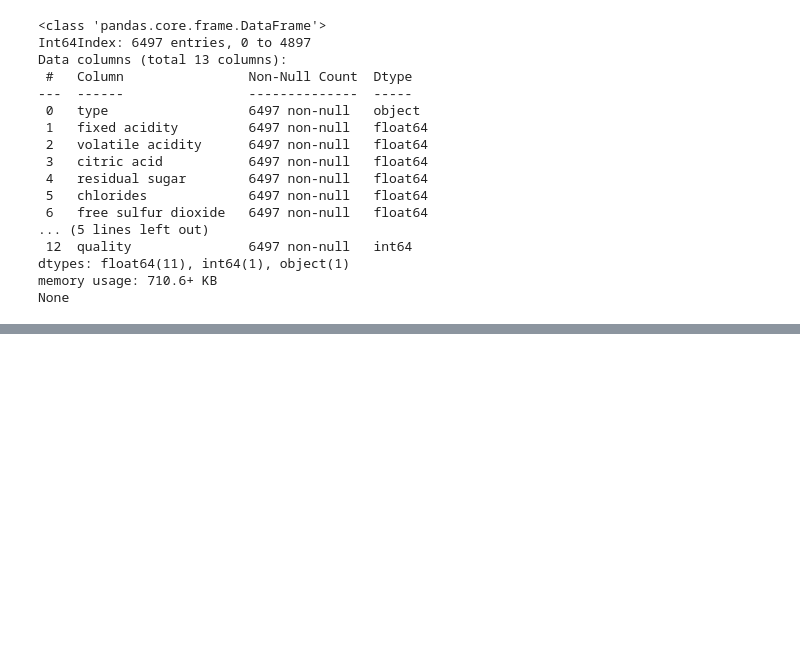
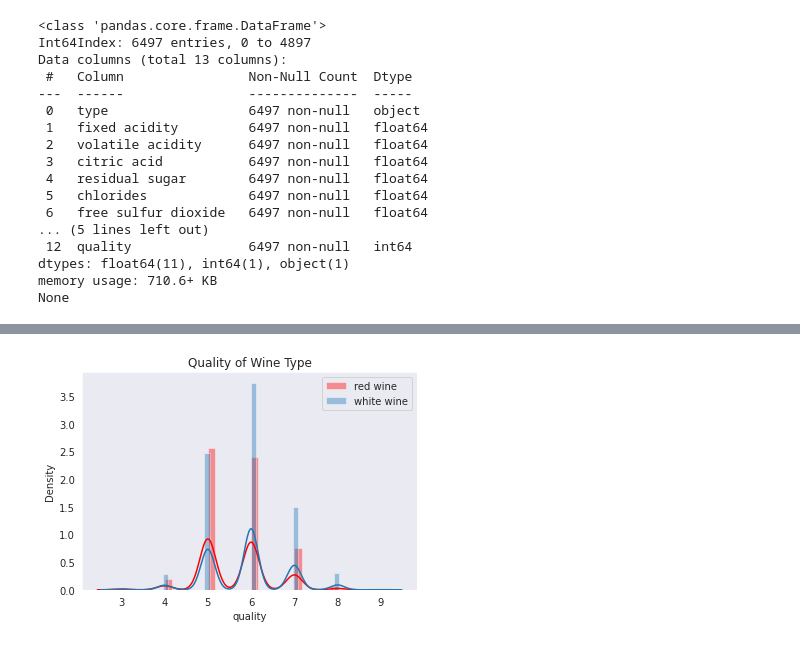
Before and after one commit to kibbm/ML-Tensorflow, a Jupyter notebook: 와인품질등급예측_기술통계.ipynb, the cells around one changed output, grey strips where cells are left out. Saved outputs shown, nothing was run; the diff lists cells and outputs as text; code cells hidden in the pictures; blank space fills up the shorter version.

```diff
--- a/와인품질등급예측_기술통계.ipynb
+++ b/와인품질등급예측_기술통계.ipynb
@@ -143,0 +211,8 @@ AttributeError: ignored
+# %%
+from scipy import stats
+from statsmodels.formula.api import ols, glm
+
+red_wine_quality = wine.loc[wine['type'] == 'red', 'quality']
+white_wine_quality = wine.loc[wine['type'] == 'white', 'quality']
+
+stats.ttest_ind(red_wine_quality, white_wine_quality, equal_var=False) #ttest_ind()함수사용하여 t-검정하고 두 그룹간 차이를 확인한다.
@@ -143,0 +332,13 @@ AttributeError: ignored
+# %%
+import matplotlib.pyplot as plt
+import seaborn as sns
+
+sns.set_style('dark')
+sns.distplot(red_wine_quality, kde=True, color="red", label='red wine') #레드와인에 대한 distplot객체를 생성
+sns.distplot(white_wine_quality, kde=True, label='white wine') #화이트와인에 대한 distplot객체를 생성
+
+plt.title("Quality of Wine Type")
+plt.legend()
+plt.show()
+# %% [output]
+[figure, added]
```
Also changed, not shown: parts of 25 cells of this notebook.
